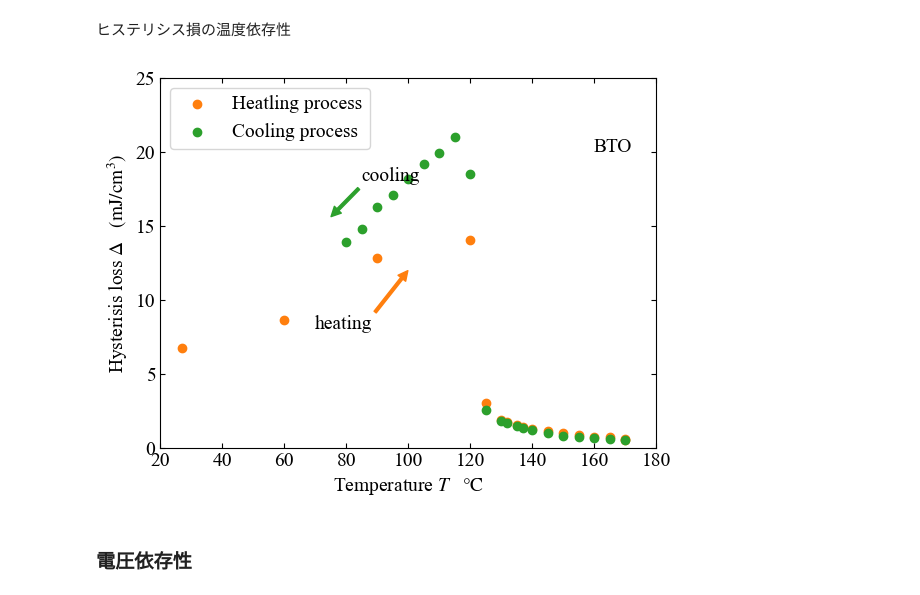
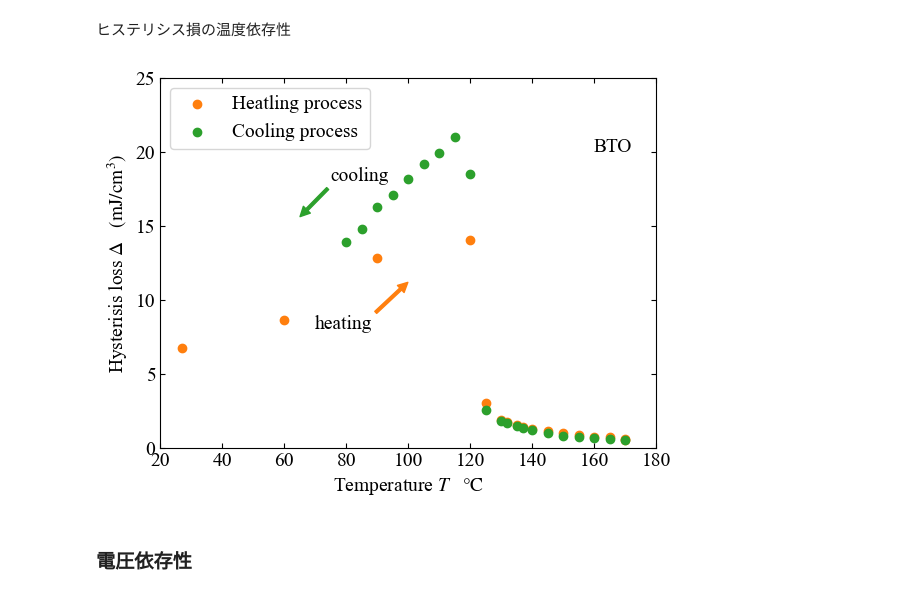
Before and after one commit to xiang-gong3944/----, a Jupyter notebook: 2024_10_04_ヒステリシス/data/2024_10_04.ipynb, the cells around one changed output. Saved outputs shown, nothing was run; the diff lists cells and outputs as text; code cells hidden in the pictures.

```diff
--- a/2024_10_04_ヒステリシス/data/2024_10_04.ipynb
+++ b/2024_10_04_ヒステリシス/data/2024_10_04.ipynb
@@ -445,36 +477,36 @@ plt.rcParams['xtick.direction'] = 'in'
 plt.rcParams['ytick.direction'] = 'in'
 
 # プロットエリアの範囲等の整備
 plt.xlim(20,180)
 plt.ylim(0,25)
 # plt.xticks([-3,-2,-1,0,1,2,3])
 plt.hlines([0],-3.5,3.5, "black")
 plt.vlines([0],-3.5,3.5, "black")
 
 # フォントの選択
 plt.rcParams['font.size'] = 14
 plt.rcParams['font.family'] ='Times New Roman'
 plt.rcParams['mathtext.fontset'] = 'stix'
 
 # 軸ラベル
 plt.xlabel("Temperature $ T \quad\mathrm{\degree C}$")
 plt.ylabel("Hysterisis loss $ \Delta \quad(\mathrm{mJ/cm^3)}$ ")
 
 # プロット
 plt.scatter(temp[16:68:17],hysterisis_loss[16:68:17], color = "tab:orange", label="Heatling process")
 plt.scatter(temp[68:81],hysterisis_loss[68:81], color = "tab:orange")
 plt.scatter(temp[80:],hysterisis_loss[80:], color = "tab:green", label="Cooling process")
 
 plt.legend()
 # その他要素
 plt.text(160, 20, "BTO", backgroundcolor = "white")
-plt.annotate(text='cooling',xy=(75,15.6),xytext=(85,18), arrowprops=dict(color='tab:green', width =2.0,headwidth=7.0,headlength=7.0,shrink=0.01))
-plt.annotate(text='heating',xy=(100,12),xytext=(70,8), arrowprops=dict(color='tab:orange', width =2.0,headwidth=7.0,headlength=7.0,shrink=0.01))
+plt.annotate(text='cooling',xy=(65,15.6),xytext=(75,18), arrowprops=dict(color='tab:green', width =2.0,headwidth=7.0,headlength=7.0,shrink=0.01))
+plt.annotate(text='heating',xy=(100,11.2),xytext=(70,8), arrowprops=dict(color='tab:orange', width =2.0,headwidth=7.0,headlength=7.0,shrink=0.01))
 
 
 plt.show()
 # %% [output]
-[figure, old version]
+[figure, new version]
 # %% [markdown]
 ### 電圧依存性
 # %% [markdown]
```
Also changed, not shown: parts of 15 cells of this notebook.
